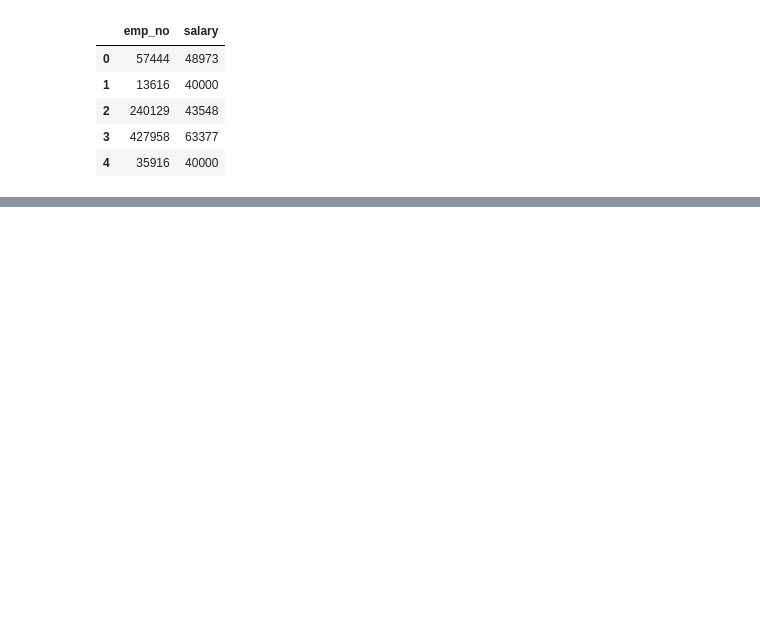
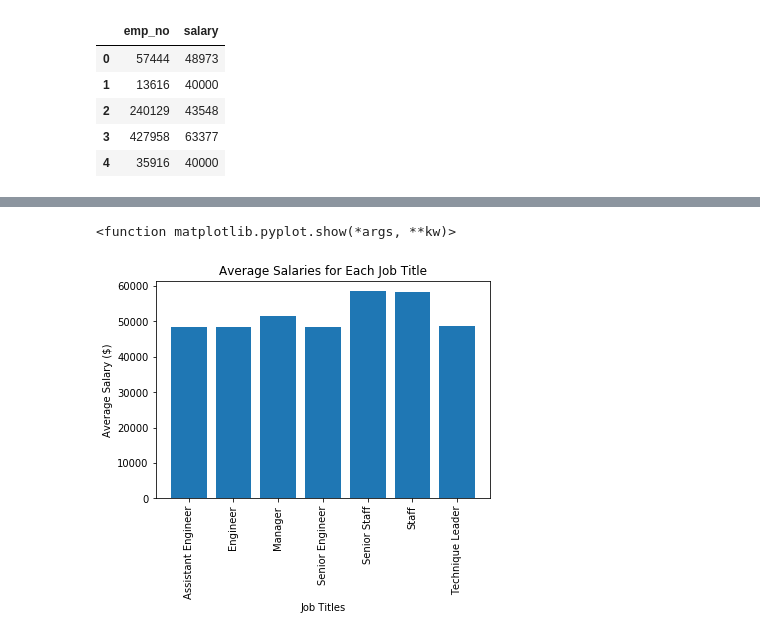
Before and after one commit to juliabrunett/sql-challenge, a Jupyter notebook: EmployeeSQL/Bonus.ipynb, the cells around one changed output, grey strips where cells are left out. Cells and saved outputs as stored; diff of their text form; code cells hidden in the pictures; blank space fills up the shorter version.

```diff
--- a/EmployeeSQL/Bonus.ipynb
+++ b/EmployeeSQL/Bonus.ipynb
@@ -29,0 +40,9 @@ query.head()
+# %%
+# Create second query
+query_2 = pd.read_sql_query(
+'''select e.emp_no, t.title, s.salary
+from employees as e
+inner join titles as t on
+e.emp_title_id = t.title_id
+inner join salaries as s on
+e.emp_no = s.emp_no''', connection)
@@ -29,0 +59,5 @@ query.head()
+# %%
+# Create a groupby title to get average salaries
+query2_groupby = query_2.groupby("title").mean()
+query2_df = query2_groupby.reset_index()
+query2_df
@@ -29,0 +73,15 @@ query.head()
+# %%
+# Create lists to input into bar charts
+titles = query2_df["title"]
+salary = query2_df["salary"]
+
+# Create bar chart
+plt.bar(titles, salary)
+plt.xticks(rotation=90)
+plt.xlabel("Job Titles")
+plt.ylabel("Average Salary ($)")
+plt.title("Average Salaries for Each Job Title")
+plt.show
+# %% [output]
+<function matplotlib.pyplot.show(*args, **kw)>
+[figure, added]
```
Also changed, not shown: parts of 5 cells of this notebook.
